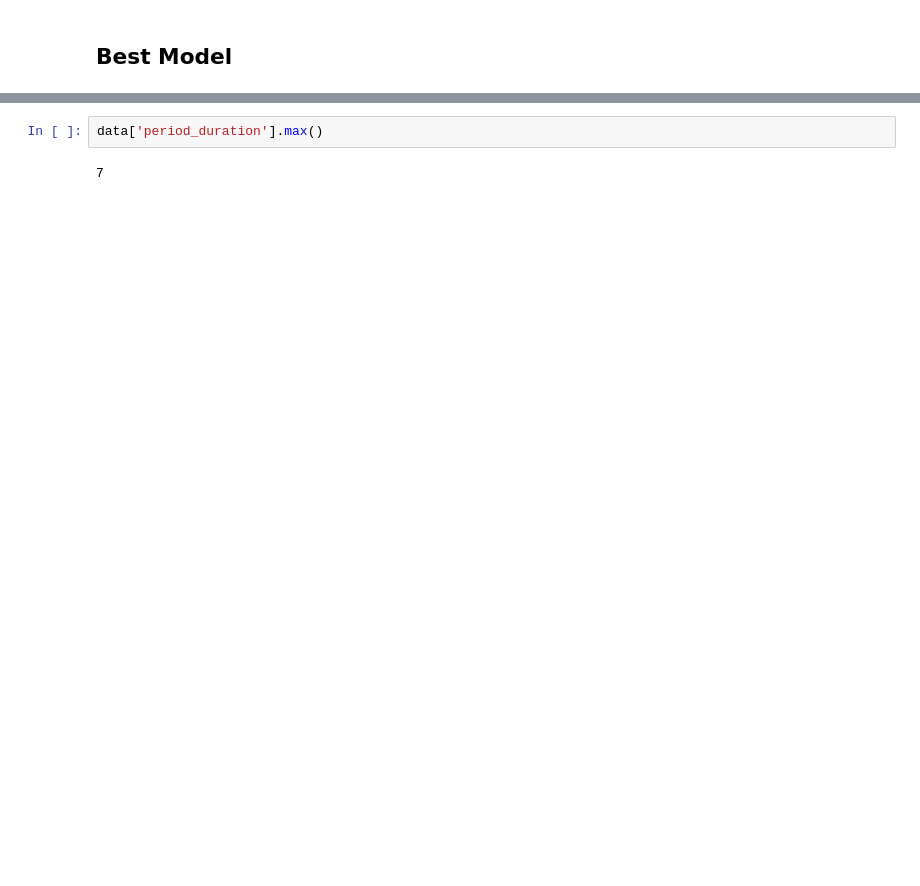
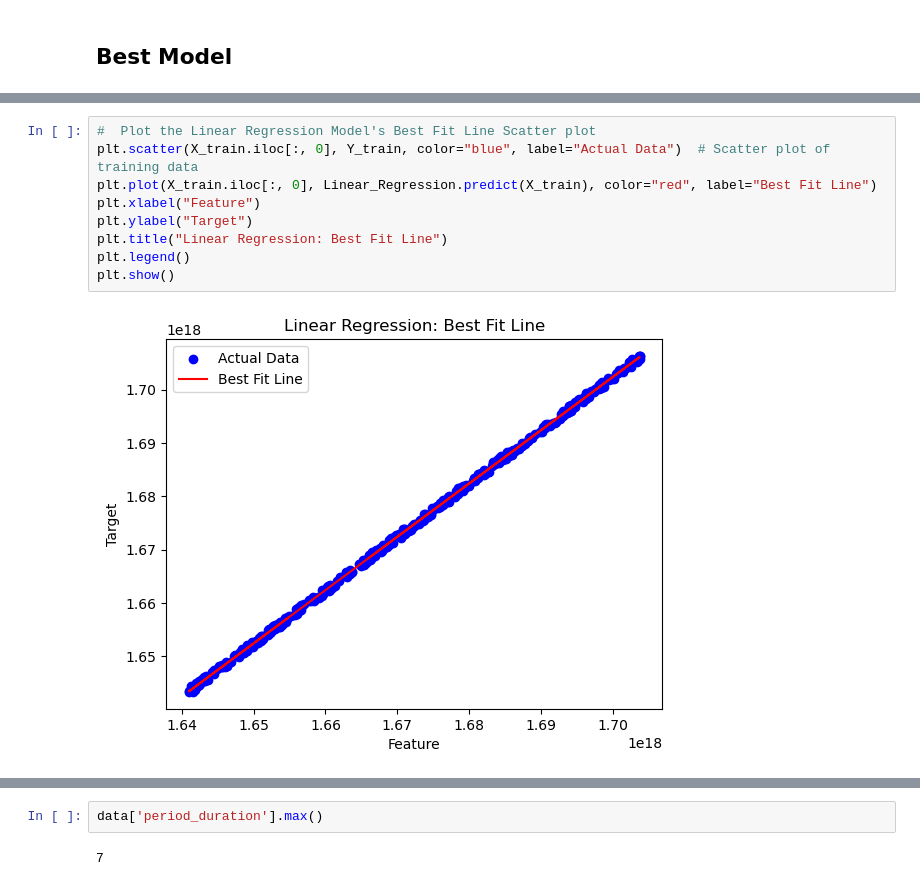
Before and after one commit to AkotoChristine/linear_regression_model, a Jupyter notebook: summative/linear_regression/multivariate.ipynb, the cells around one changed output, grey strips where cells are left out. Drawn from its saved outputs; the diff is of its cells as text; blank space fills up the shorter version.

```diff
--- a/summative/linear_regression/multivariate.ipynb
+++ b/summative/linear_regression/multivariate.ipynb
@@ -430,3 +398,14 @@ print (model_rank)
+# %%
+#  Plot the Linear Regression Model's Best Fit Line Scatter plot
+plt.scatter(X_train.iloc[:, 0], Y_train, color="blue", label="Actual Data")  # Scatter plot of training data
+plt.plot(X_train.iloc[:, 0], Linear_Regression.predict(X_train), color="red", label="Best Fit Line")
+plt.xlabel("Feature")
+plt.ylabel("Target")
+plt.title("Linear Regression: Best Fit Line")
+plt.legend()
+plt.show()
+# %% [output]
+[figure, added]
 # %%
 # Ensure y_pred_lr is a pandas Series
 y_pred_lr = pd.Series(y_pred_lr)
```
Also changed, not shown: parts of 13 cells of this notebook, 4 other files.
